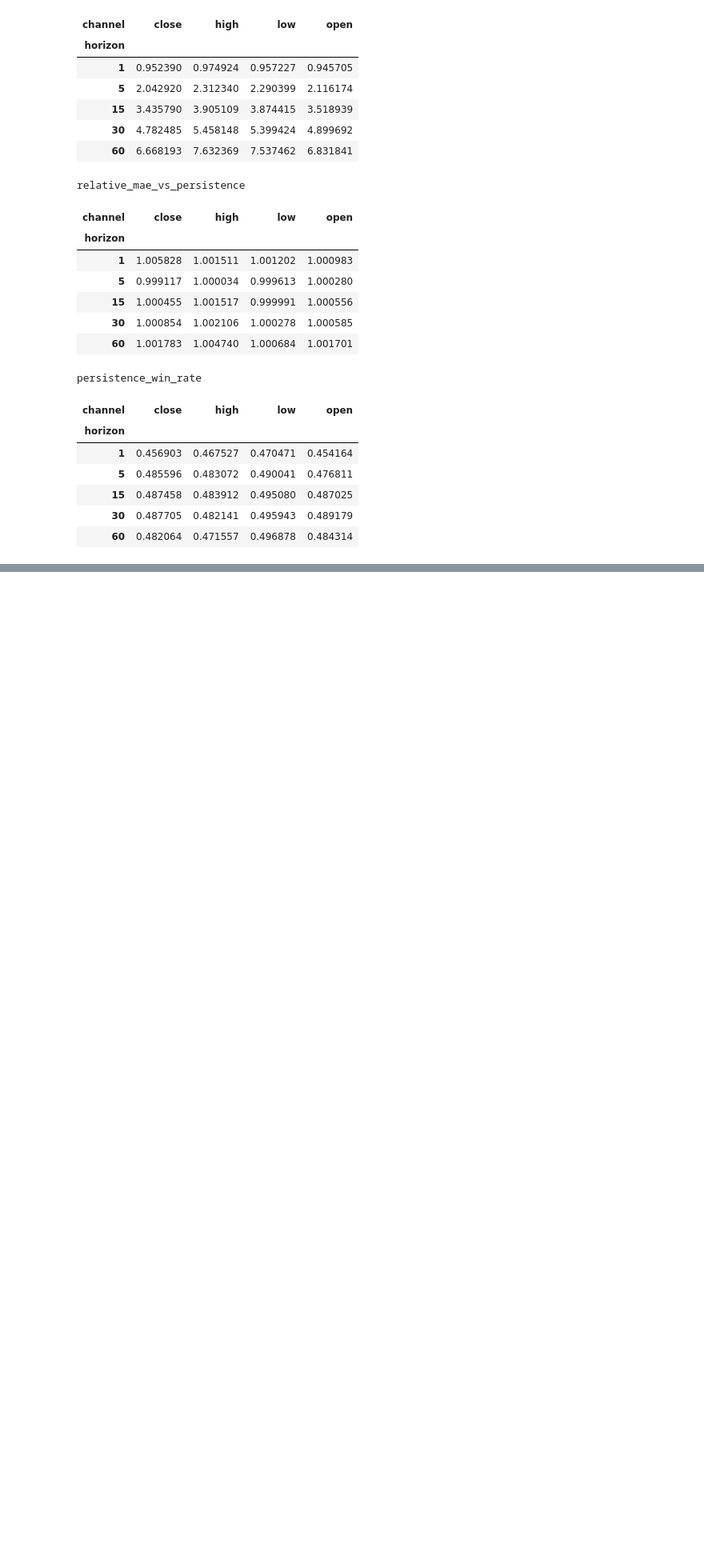
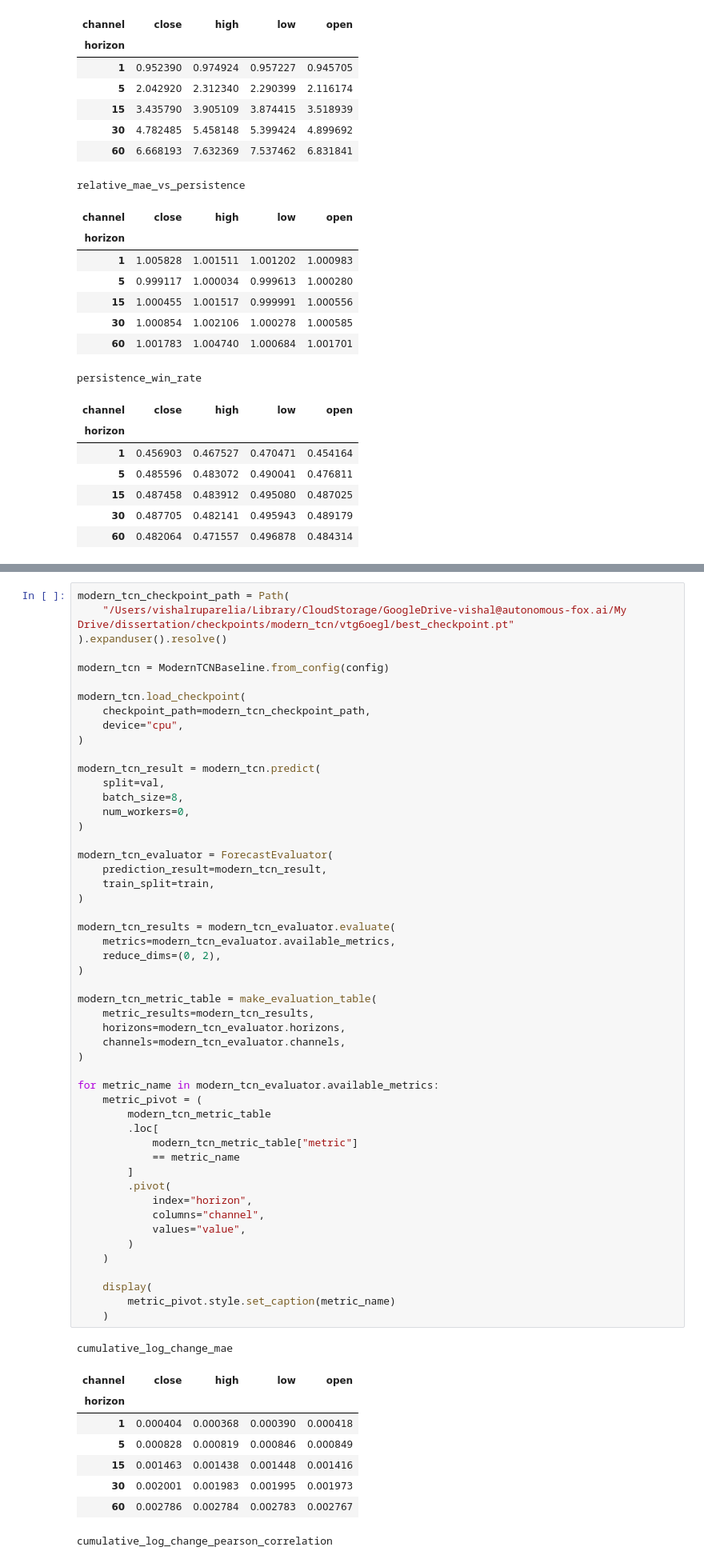
Before and after one commit to VishR-94/dynamic_graphs_thesis, a Jupyter notebook: notebooks/baselines.ipynb, the cells around one changed output, grey strips where cells are left out. Shown at 80% size. Saved outputs shown, nothing was run; the diff lists cells and outputs as text; blank space fills up the shorter version.

Commit message:
added more functionality to modern tcn

```diff
--- a/notebooks/baselines.ipynb
+++ b/notebooks/baselines.ipynb
@@ -684,0 +593,61 @@ persistence_win_rate
+# %%
+modern_tcn_checkpoint_path = Path(
+    "/Users/vishalruparelia/Library/CloudStorage/GoogleDrive-vishal@autonomous-fox.ai/My Drive/dissertation/checkpoints/modern_tcn/vtg6oegl/best_checkpoint.pt"
+).expanduser().resolve()
+
+modern_tcn = ModernTCNBaseline.from_config(config)
+
+modern_tcn.load_checkpoint(
+    checkpoint_path=modern_tcn_checkpoint_path,
+    device="cpu",
+)
+
+modern_tcn_result = modern_tcn.predict(
+    split=val,
+    batch_size=8,
+    num_workers=0,
+)
+
+modern_tcn_evaluator = ForecastEvaluator(
+    prediction_result=modern_tcn_result,
+    train_split=train,
+)
+
+modern_tcn_results = modern_tcn_evaluator.evaluate(
+    metrics=modern_tcn_evaluator.available_metrics,
+    reduce_dims=(0, 2),
+)
+
+modern_tcn_metric_table = make_evaluation_table(
+    metric_results=modern_tcn_results,
+    horizons=modern_tcn_evaluator.horizons,
+    channels=modern_tcn_evaluator.channels,
+)
+
+for metric_name in modern_tcn_evaluator.available_metrics:
+    metric_pivot = (
+        modern_tcn_metric_table
+        .loc[
+            modern_tcn_metric_table["metric"]
+            == metric_name
+        ]
+        .pivot(
+            index="horizon",
+            columns="channel",
+            values="value",
+        )
+    )
+
+    display(
+        metric_pivot.style.set_caption(metric_name)
+    )
+# %% [output]
+cumulative_log_change_mae
+| channel | close | high | low | open |
+| horizon |  |  |  |  |
+| 1 | 0.000404 | 0.000368 | 0.000390 | 0.000418 |
+| 5 | 0.000828 | 0.000819 | 0.000846 | 0.000849 |
+| 15 | 0.001463 | 0.001438 | 0.001448 | 0.001416 |
+| 30 | 0.002001 | 0.001983 | 0.001995 | 0.001973 |
+| 60 | 0.002786 | 0.002784 | 0.002783 | 0.002767 |
+cumulative_log_change_pearson_correlation
```
Also changed, not shown: parts of 2 cells of this notebook, 3 other files.
